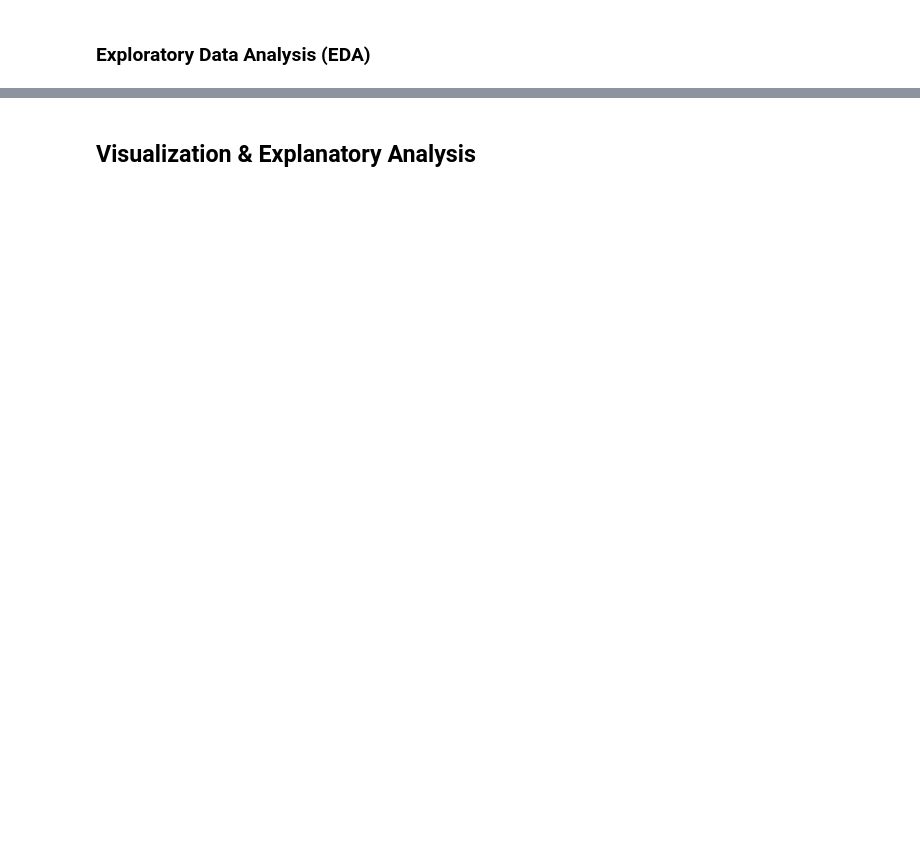
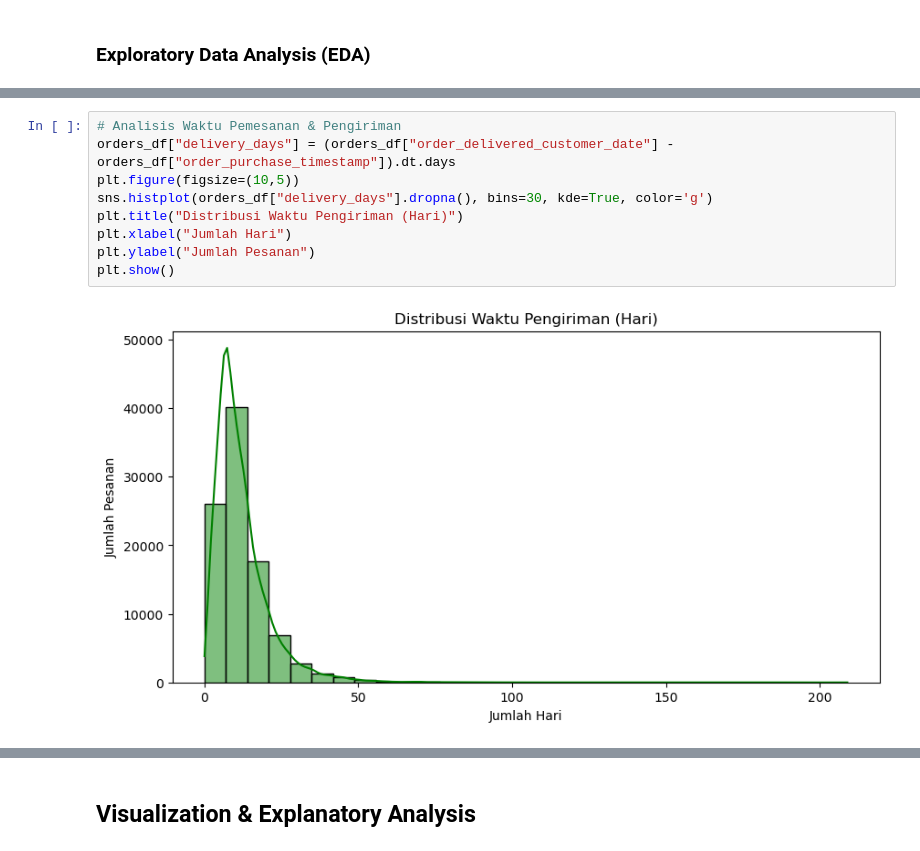
Before and after one commit to Alpii21/submission-data, a Jupyter notebook: notebook.ipynb, the cells around one changed output, grey strips where cells are left out. Saved outputs shown, nothing was run; the diff lists cells and outputs as text; blank space fills up the shorter version.

```diff
--- a/notebook.ipynb
+++ b/notebook.ipynb
@@ -360,0 +261,11 @@ print(merged_customers)
+# %%
+# Analisis Waktu Pemesanan & Pengiriman
+orders_df["delivery_days"] = (orders_df["order_delivered_customer_date"] - orders_df["order_purchase_timestamp"]).dt.days
+plt.figure(figsize=(10,5))
+sns.histplot(orders_df["delivery_days"].dropna(), bins=30, kde=True, color='g')
+plt.title("Distribusi Waktu Pengiriman (Hari)")
+plt.xlabel("Jumlah Hari")
+plt.ylabel("Jumlah Pesanan")
+plt.show()
+# %% [output]
+[figure, added]
```
Also changed, not shown: parts of 38 cells of this notebook, 10 other files.
